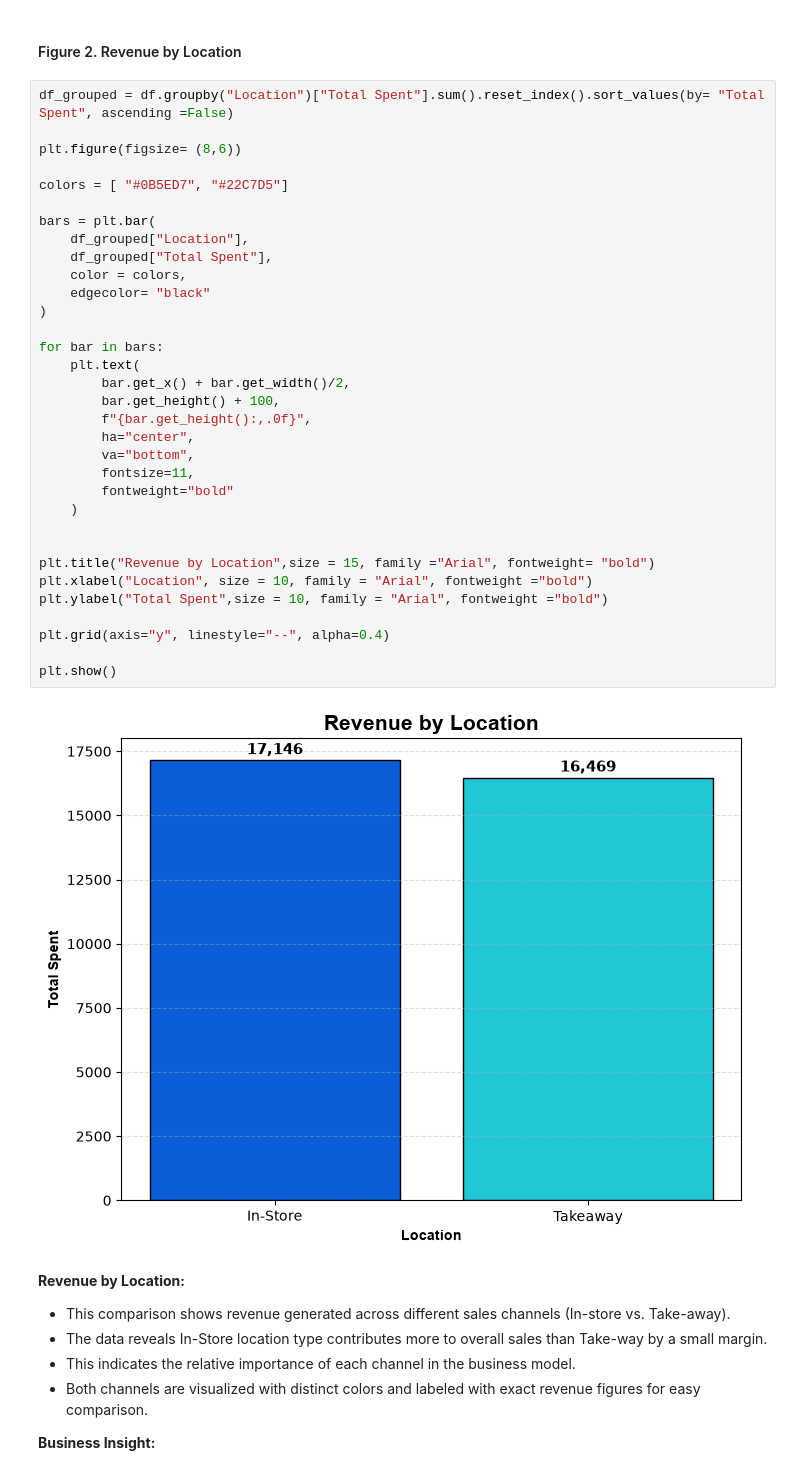
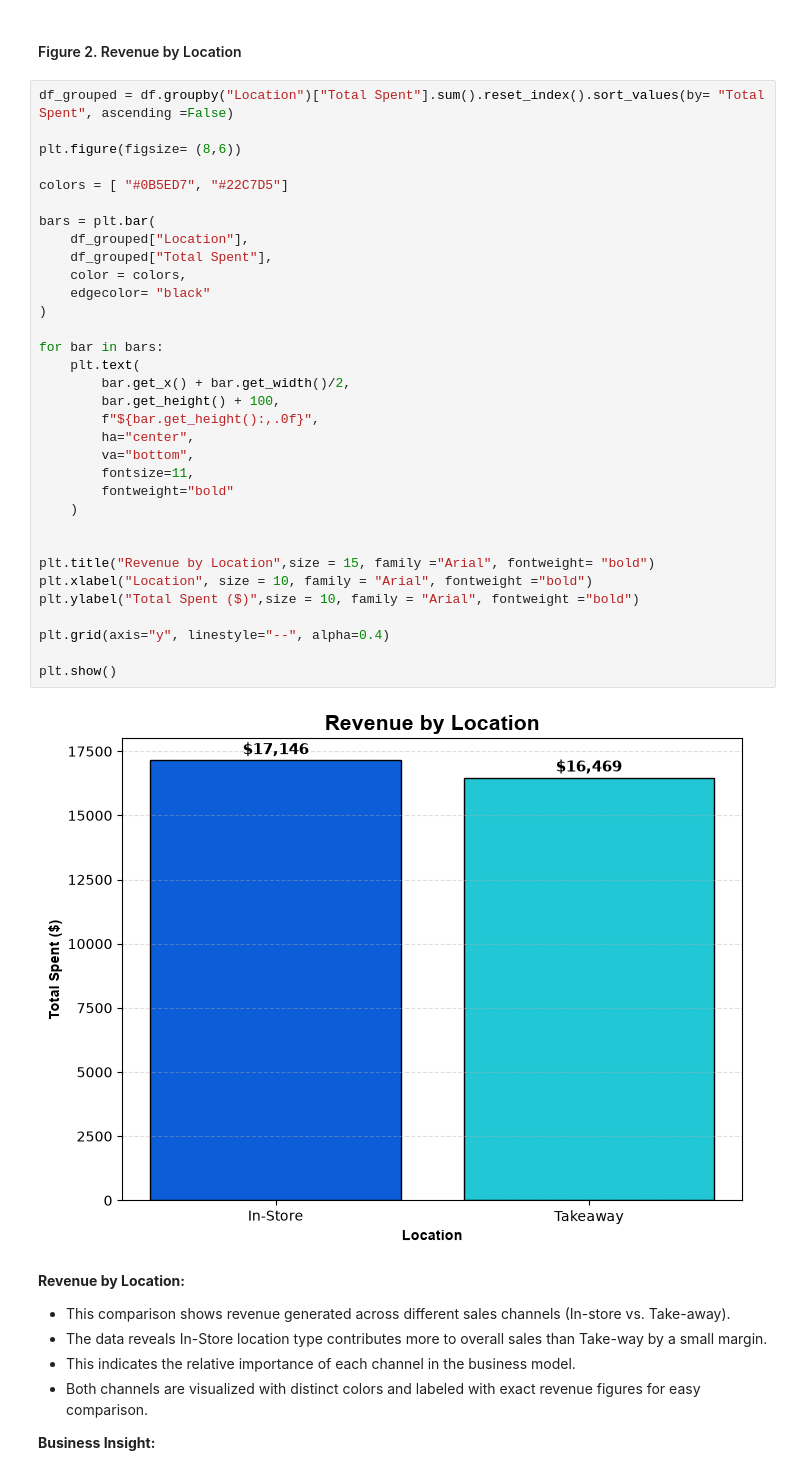
Before and after one commit to Blue-bot-g/cafe_sales_project, a Jupyter notebook: cafe_sales.ipynb, the cells around one changed output. Saved outputs shown, nothing was run; the diff lists cells and outputs as text.

```diff
--- a/cafe_sales.ipynb
+++ b/cafe_sales.ipynb
@@ -271,36 +271,36 @@ df_grouped = df.groupby("Location")["Total Spent"].sum().reset_index().sort_valu
 
 plt.figure(figsize= (8,6))
 
 colors = [ "#0B5ED7", "#22C7D5"]
 
 bars = plt.bar(
     df_grouped["Location"],
     df_grouped["Total Spent"],
     color = colors,
     edgecolor= "black"
 )
 
 for bar in bars:
     plt.text(
         bar.get_x() + bar.get_width()/2,
         bar.get_height() + 100,
-        f"{bar.get_height():,.0f}",
+        f"${bar.get_height():,.0f}",
         ha="center",
         va="bottom",
         fontsize=11,
         fontweight="bold"
     )
 
 
 plt.title("Revenue by Location",size = 15, family ="Arial", fontweight= "bold")
 plt.xlabel("Location", size = 10, family = "Arial", fontweight ="bold")
-plt.ylabel("Total Spent",size = 10, family = "Arial", fontweight ="bold")
+plt.ylabel("Total Spent ($)",size = 10, family = "Arial", fontweight ="bold")
 
 plt.grid(axis="y", linestyle="--", alpha=0.4)
 
 plt.show()
 # %% [output]
-[figure, old version]
+[figure, new version]
 # %% [markdown]
 **Revenue by Location:**
 
```
Also changed, not shown: parts of 8 cells of this notebook, 12 other files.
